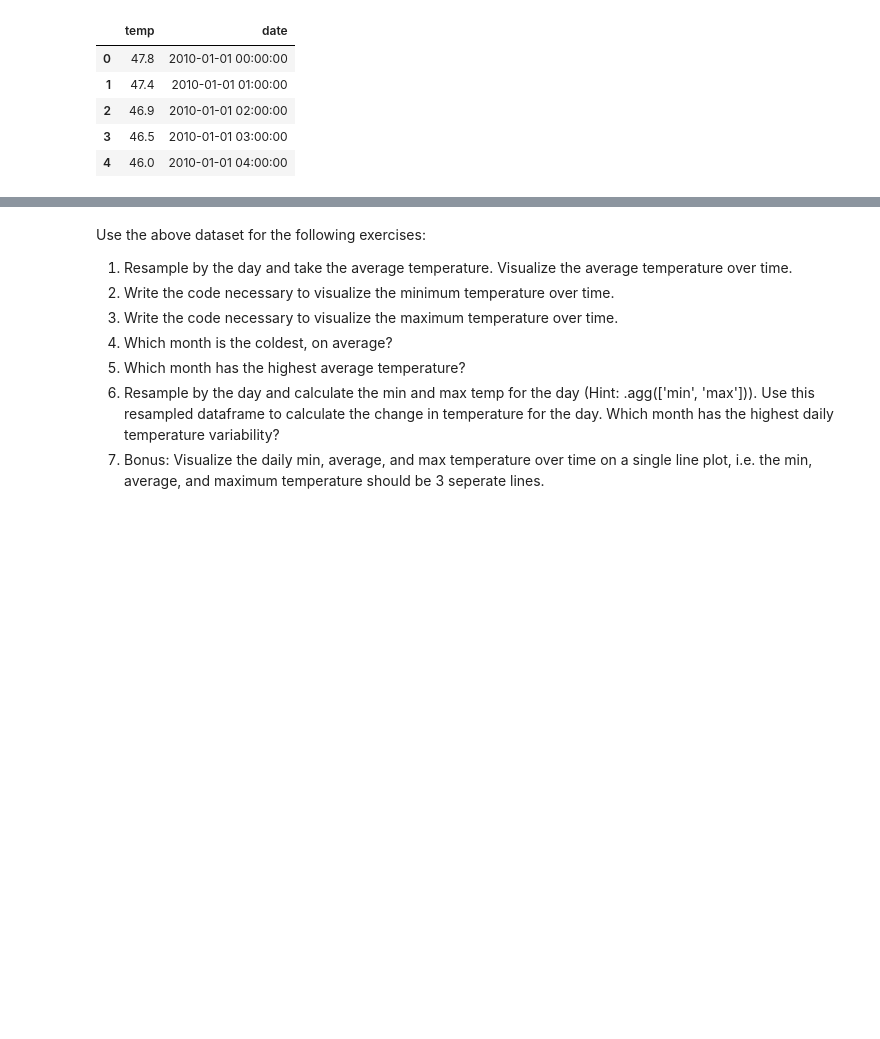
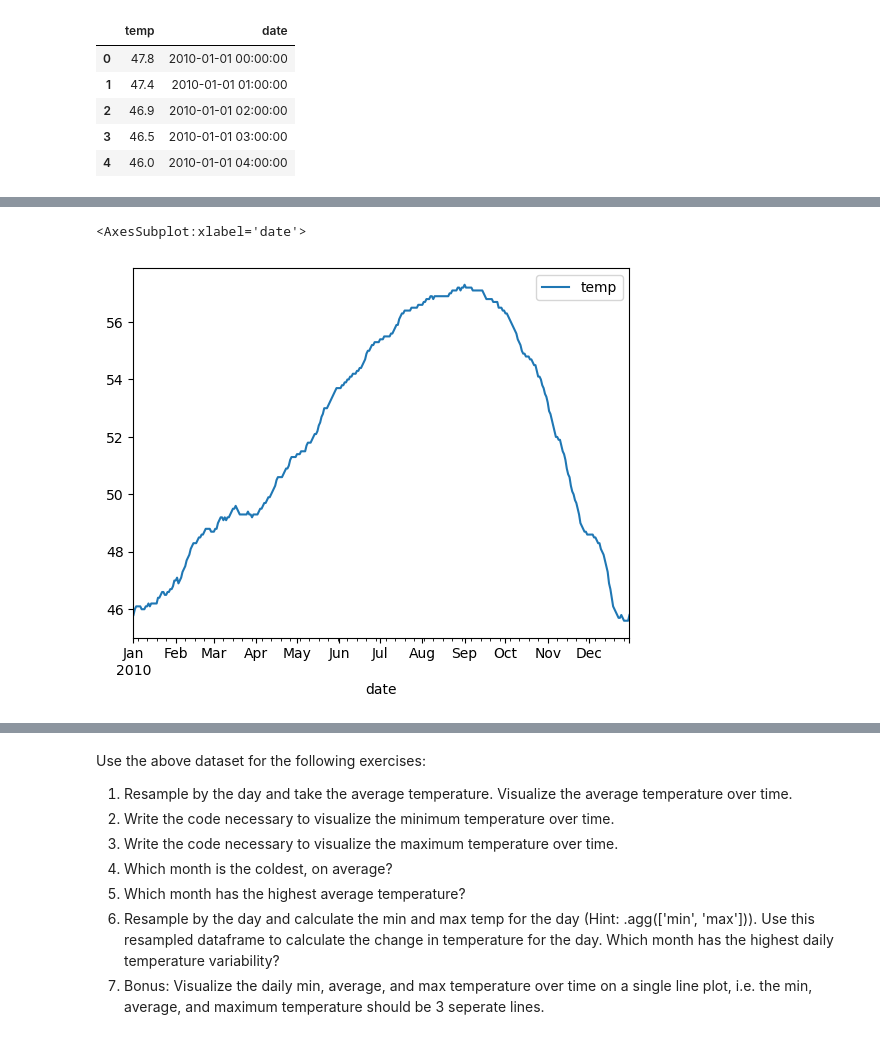
Before and after one commit to stephen-c-perry/time-series-exercises, a Jupyter notebook: datetime_exercises.ipynb, the cells around one changed output, grey strips where cells are left out. Cells and saved outputs as stored; diff of their text form; code cells hidden in the pictures; blank space fills up the shorter version.

```diff
--- a/datetime_exercises.ipynb
+++ b/datetime_exercises.ipynb
@@ -15,0 +66,8 @@ san_fran.head()
+# %%
+# 2) Write the code necessary to visualize the
+# minimum temperature over time.
+
+san_fran.resample('D').min().plot()
+# %% [output]
+<AxesSubplot:xlabel='date'>
+[figure, added]
```
Also changed, not shown: parts of 14 cells of this notebook.
